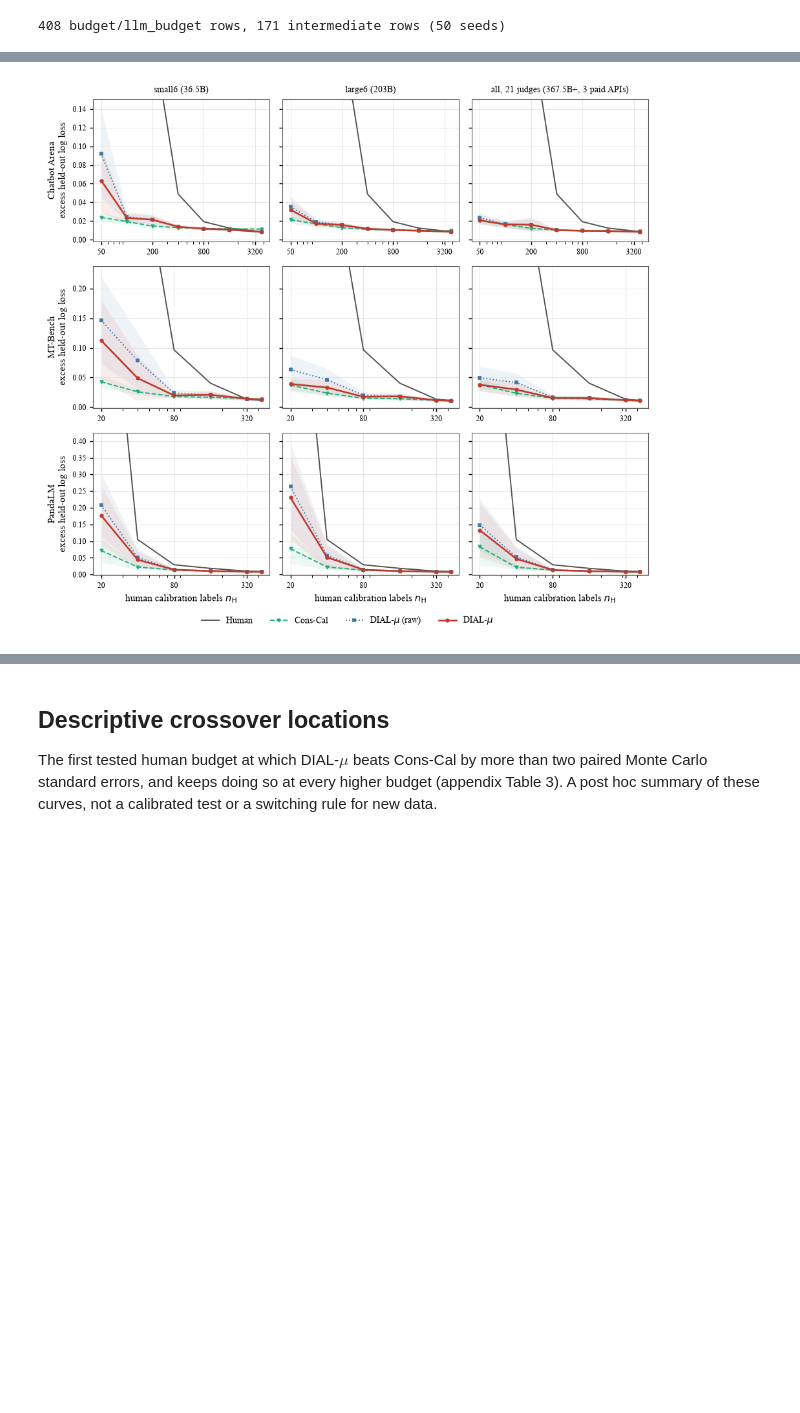
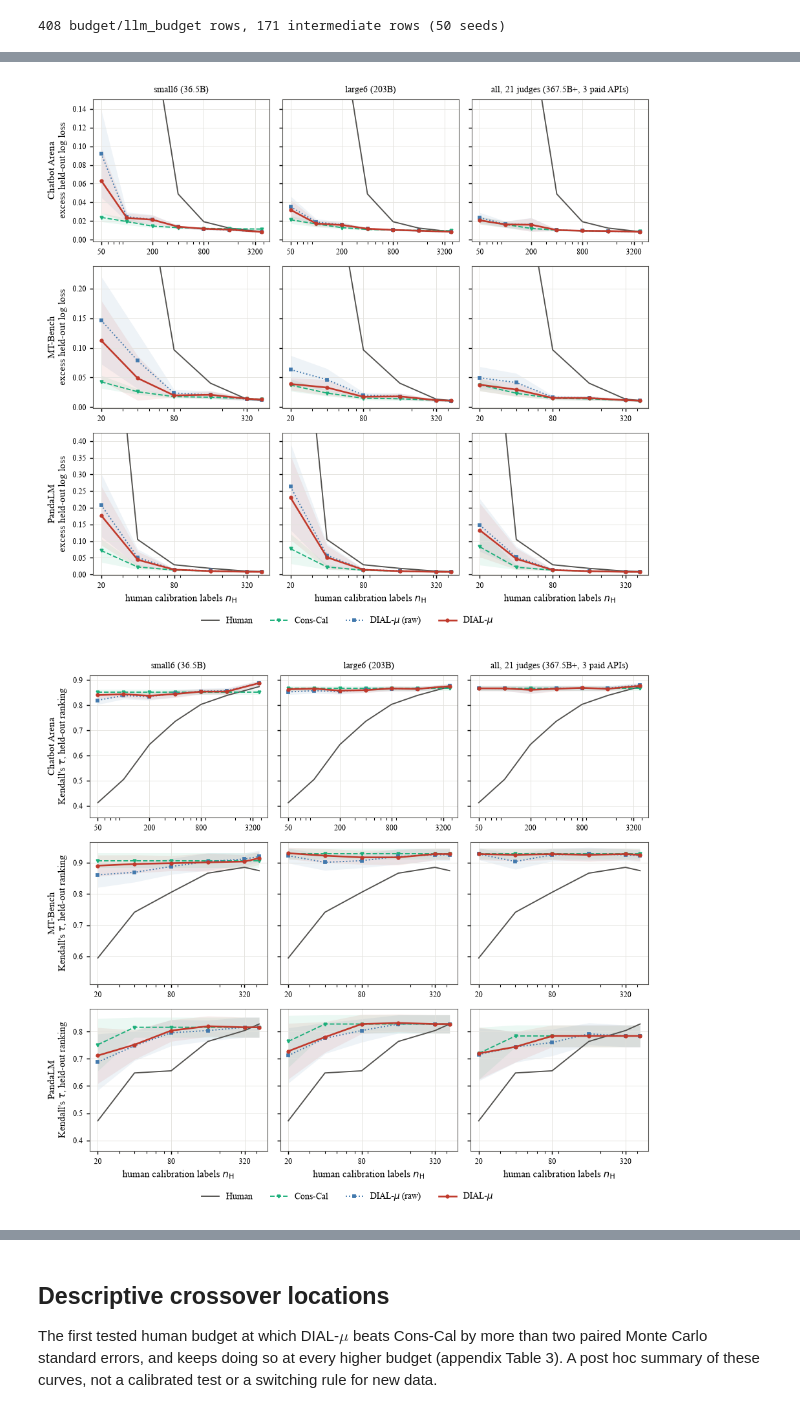
Before and after one commit to JinHongDu-Lab/DIAL, a Jupyter notebook: notebooks/3_panel_budget.ipynb, the cells around one changed output, grey strips where cells are left out. Drawn from its saved outputs; the diff is of its cells as text; code cells hidden in the pictures; blank space fills up the shorter version.

```diff
--- a/notebooks/3_panel_budget.ipynb
+++ b/notebooks/3_panel_budget.ipynb
@@ -40,16 +46,23 @@ REPO = Path.cwd().parent
 sys.path.insert(0, str(REPO))
 
 from experiments.real_data.panel_budget import (
-    DATASET_LABEL, INTERMEDIATE_NL, METHODS, RCPARAMS, ROOT,
+    DATASET_LABEL, INTERMEDIATE_NL, METHODS, METRIC, PANELS, RCPARAMS, ROOT,
     intermediate_data, panel_budget_data, panel_grid,
 )
 
 FIGURES = REPO / "figures"
-MARGIN_ROOT = ROOT / "results" / "endpoint_margin_appendix"
-INTERMEDIATE_ROOT = ROOT / "results" / "intermediate_budget"
+summary = panel_budget_data(ROOT / "results" / "endpoint_margin_appendix")   # asserts all 50 seeds per cell
+intermediate, seeds = intermediate_data(ROOT / "results" / "intermediate_budget")
 
-summary = panel_budget_data(MARGIN_ROOT)          # checks every cell carries all 50 seeds
-intermediate, seeds = intermediate_data(INTERMEDIATE_ROOT)
+
+def show(rows, name, metric, **kwargs):
+    """Draw one panel grid inline and save it under the metric's file name."""
+    with plt.rc_context(RCPARAMS):
+        fig = panel_grid(rows, metric=metric, **kwargs)
+        fig.savefig(FIGURES / f"{name}{'' if metric == 'excess' else '_tau'}.pdf", bbox_inches="tight")
+        plt.show()
+
+
 print(f"{len(summary)} budget/llm_budget rows, {len(intermediate)} intermediate rows ({seeds} seeds)")
 # %% [output]
 408 budget/llm_budget rows, 171 intermediate rows (50 seeds)
@@ -58,12 +71,12 @@ print(f"{len(summary)} budget/llm_budget rows, {len(intermediate)} intermediate
 
 Where the small panel does and does not close the gap to `large6`, `all`, and human-only.
 # %%
-with plt.rc_context(RCPARAMS):
-    rows = summary[summary.sweep == "budget"]
-    fig = panel_grid(rows, "n_H", lambda ds: f"{DATASET_LABEL[ds]}\nexcess held-out log loss",
-                     r"human calibration labels $n_{\mathrm{H}}$", METHODS)
-    fig.savefig(FIGURES / "fig_small_panel.pdf", bbox_inches="tight")
-    plt.show()
+for metric in ("excess", "tau"):
+    LABEL = METRIC[metric]["label"]
+    show(summary[summary.sweep == "budget"], "fig_small_panel", metric,
+         x_column="n_H", ylabel=lambda ds, _l=LABEL: f"{DATASET_LABEL[ds]}\n{_l}",
+         xlabel=r"human calibration labels $n_{\mathrm{H}}$", methods=METHODS)
 # %% [output]
 [figure]
+[figure, added]
 # %% [markdown]
```
Also changed, not shown: parts of 9 cells of this notebook, 8 other files.
